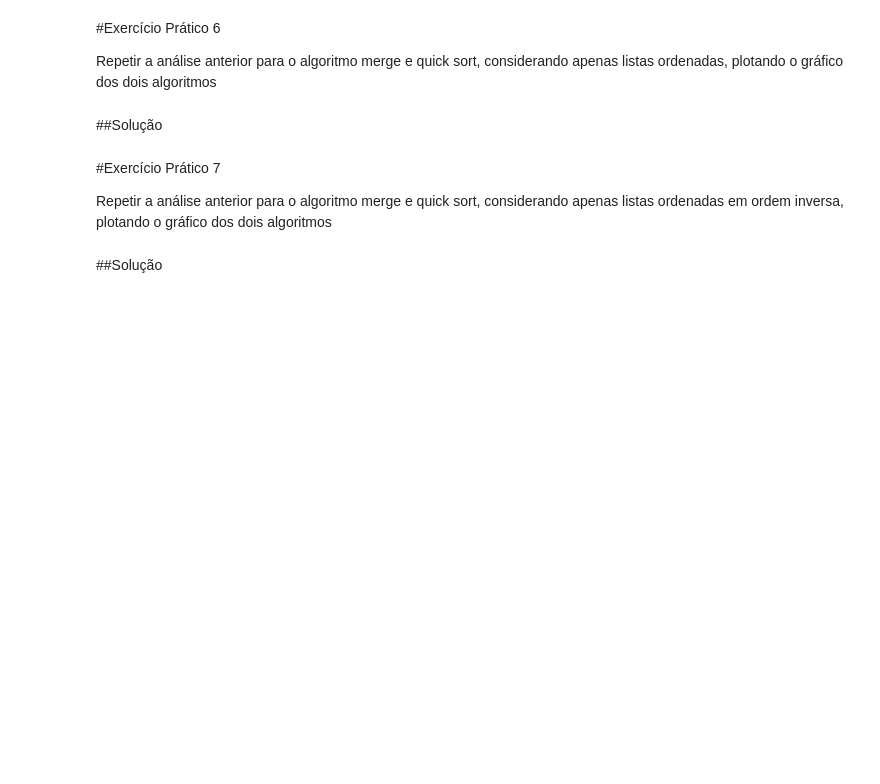
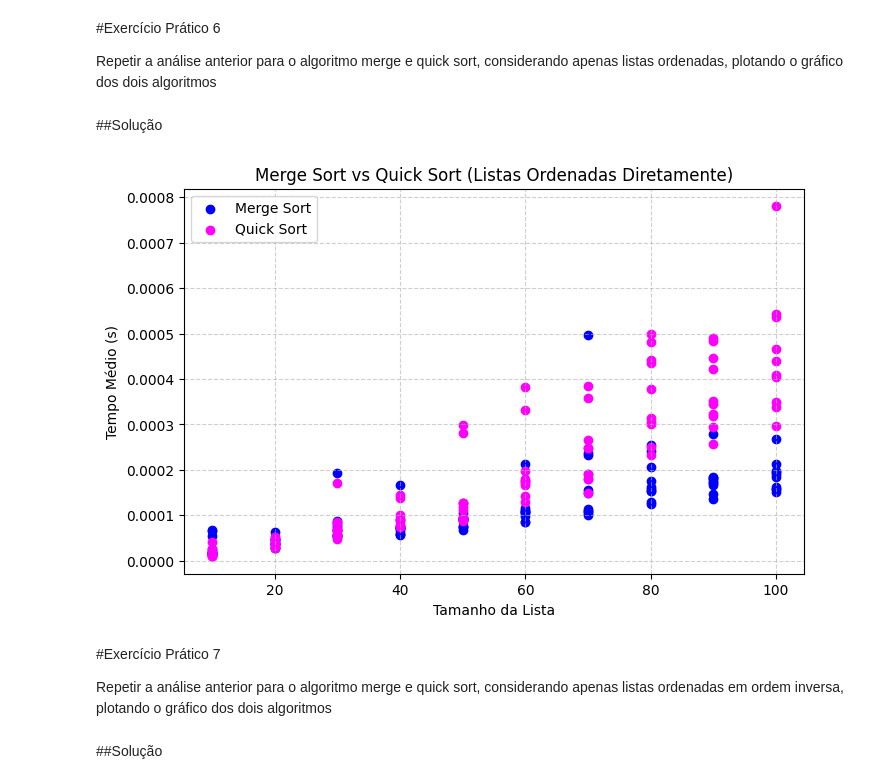
Before and after one commit to LeandroLDA/MECAI_introducao_ciencia_computacao, a Jupyter notebook: algoritmos_ordenacao/Exercícios 05 - Algoritmo de Ordenação Parte II.ipynb, the cells around one changed output. Drawn from its saved outputs; the diff is of its cells as text; code cells hidden in the pictures; blank space fills up the shorter version.

Commit message:
Concluído código do exercício 5, faltam as análises.

```diff
--- a/algoritmos_ordenacao/Exercícios 05 - Algoritmo de Ordenação Parte II.ipynb
+++ b/algoritmos_ordenacao/Exercícios 05 - Algoritmo de Ordenação Parte II.ipynb
@@ -238,6 +301,32 @@ Repetir a análise da atividade prática 1 anterior para o algoritmo insertion s
 Repetir a análise anterior para o algoritmo merge e quick sort, considerando apenas listas ordenadas,  plotando o gráfico dos dois algoritmos
 # %% [markdown]
 ##Solução
+# %%
+tempos_merge = []
+tempos_quick = []
+eixo_x = []
+# %%
+#Função Merge Sort aproveitada do exercício 1
+#Função Quick Sort aproveitada do exercício 2
+#L_cresc reaproveitada do exercício x
+
+for sublista in L_cresc:
+    t_ins = timeit.Timer(lambda: merge_sort(sublista.copy())).timeit(number=10) / 10
+    t_sel = timeit.Timer(lambda: quicksort(sublista.copy())).timeit(number=10) / 10
+
+    tempos_merge.append(t_ins)
+    tempos_quick.append(t_sel)
+    eixo_x.append(len(sublista))
+# %%
+
+dados_para_plotar = [
+    {'eixo_x': eixo_x, 'tempos': tempos_merge, 'cor': 'blue', 'label': 'Merge Sort'},
+    {'eixo_x': eixo_x, 'tempos': tempos_quick, 'cor': 'magenta', 'label': 'Quick Sort'}
+]
+
+plotar_comparacao(dados_para_plotar, "Merge Sort vs Quick Sort (Listas Ordenadas Diretamente)")
+# %% [output]
+[figure, added]
 # %% [markdown]
 #Exercício Prático 7
 
```
Also changed, not shown: parts of 29 cells of this notebook.
